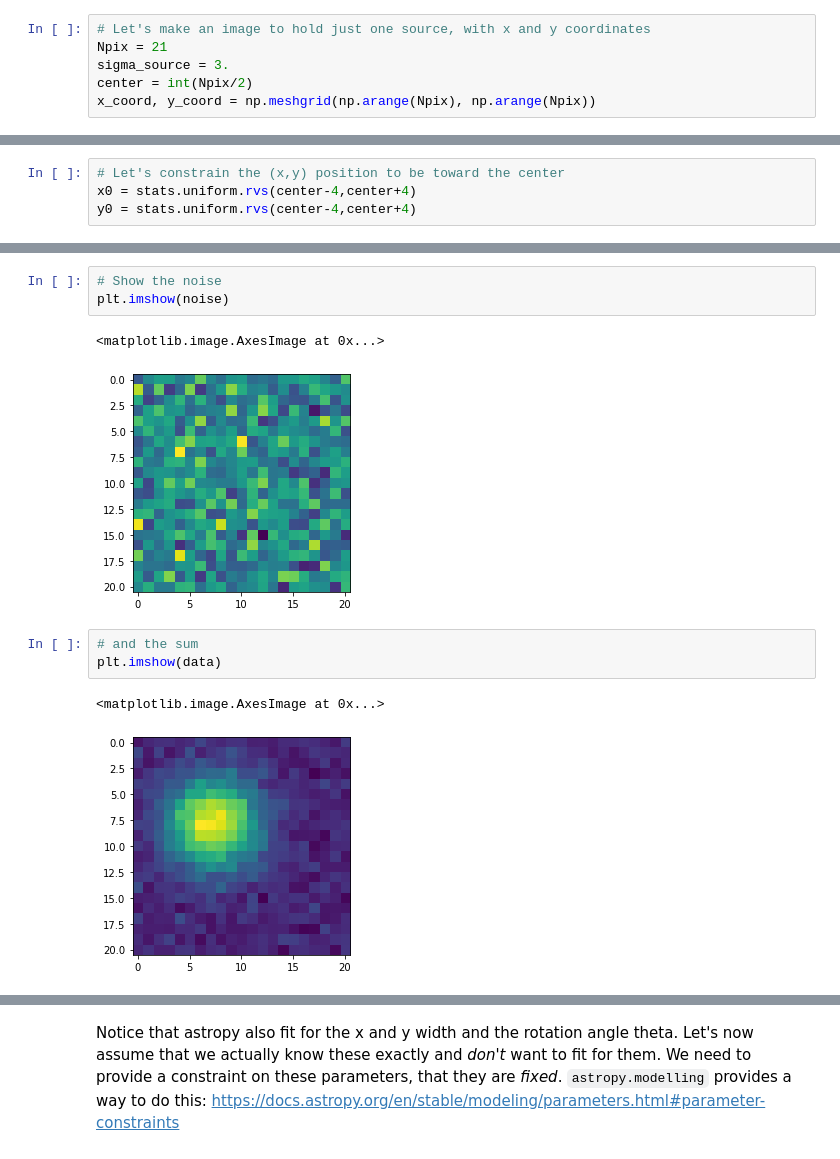
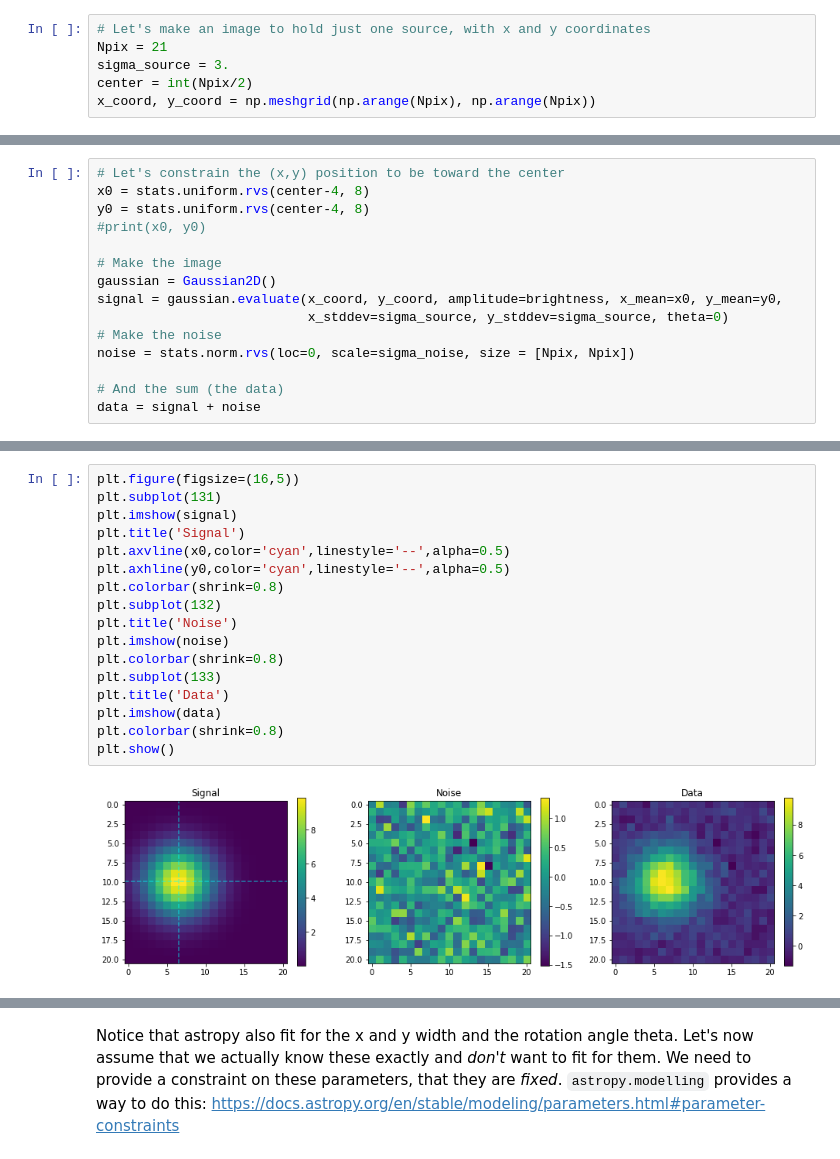
Before and after one commit to jaguirre/ASTR250CourseMaterial, a Jupyter notebook: FittingSources.ipynb, the cells around one changed output, grey strips where cells are left out. Drawn from its saved outputs; the diff is of its cells as text.

```diff
--- a/FittingSources.ipynb
+++ b/FittingSources.ipynb
@@ -16,4 +22,15 @@ x_coord, y_coord = np.meshgrid(np.arange(Npix), np.arange(Npix))
 # %%
 # Let's constrain the (x,y) position to be toward the center
-x0 = stats.uniform.rvs(center-4,center+4)
-y0 = stats.uniform.rvs(center-4,center+4)
+x0 = stats.uniform.rvs(center-4, 8)
+y0 = stats.uniform.rvs(center-4, 8)
+#print(x0, y0)
+
+# Make the image
+gaussian = Gaussian2D()
+signal = gaussian.evaluate(x_coord, y_coord, amplitude=brightness, x_mean=x0, y_mean=y0,
+                           x_stddev=sigma_source, y_stddev=sigma_source, theta=0)
+# Make the noise
+noise = stats.norm.rvs(loc=0, scale=sigma_noise, size = [Npix, Npix])
+
+# And the sum (the data)
+data = signal + noise
@@ -40,15 +37,22 @@ plt.imshow(signal)
-# %%
-# Show the noise
-plt.imshow(noise)
-# %% [output]
-<matplotlib.image.AxesImage at 0x...>
-[figure, removed]
-# %%
-# and the sum
-plt.imshow(data)
-# %% [output]
-<matplotlib.image.AxesImage at 0x...>
-[figure, removed]
+# %%
+plt.figure(figsize=(16,5))
+plt.subplot(131)
+plt.imshow(signal)
+plt.title('Signal')
+plt.axvline(x0,color='cyan',linestyle='--',alpha=0.5)
+plt.axhline(y0,color='cyan',linestyle='--',alpha=0.5)
+plt.colorbar(shrink=0.8)
+plt.subplot(132)
+plt.title('Noise')
+plt.imshow(noise)
+plt.colorbar(shrink=0.8)
+plt.subplot(133)
+plt.title('Data')
+plt.imshow(data)
+plt.colorbar(shrink=0.8)
+plt.show()
+# %% [output]
+[figure, added]
 # %%
 # initialize a fitter
 source_fitter = fitting.LevMarLSQFitter()
```
Also changed, not shown: parts of 19 cells of this notebook.
